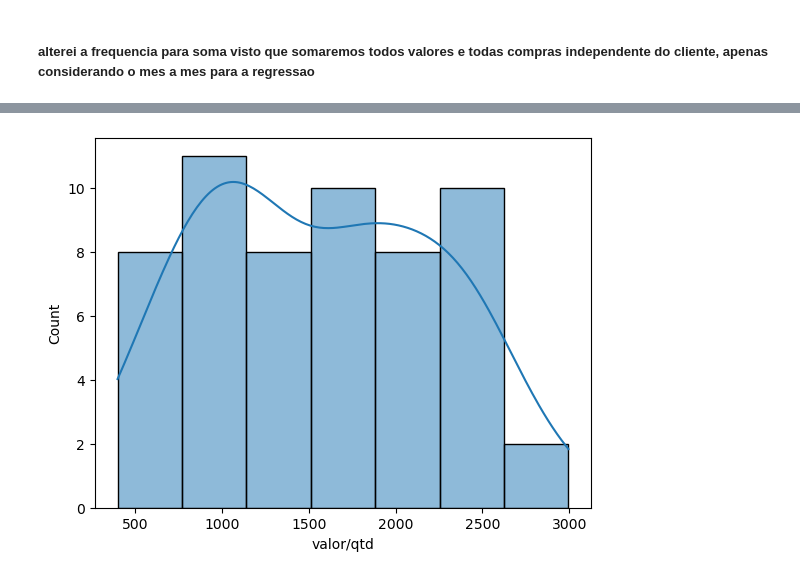
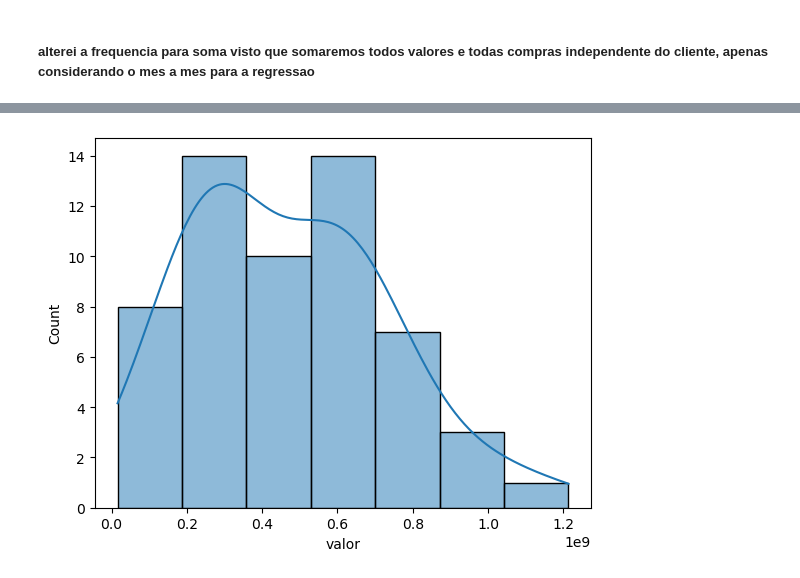
Before and after one commit to diullio/final_project_ada, a Jupyter notebook: final_project.ipynb, the cells around one changed output, grey strips where cells are left out. Drawn from its saved outputs; the diff is of its cells as text; code cells hidden in the pictures.

```diff
--- a/final_project.ipynb
+++ b/final_project.ipynb
@@ -601,10 +648,6 @@ df_data_cluster = df_data.groupby(['data']).agg({
     'frequencia': 'sum',
     'valor': 'sum'
 }).reset_index()
-# %%
-df_data_cluster["valor/qtd"] = df_data_cluster["valor"]/df_data_cluster["frequencia"]
-# %%
-df_data_cluster = df_data_cluster.drop(["valor", "recencia_valor", "frequencia"], axis=1)
 # %%
 df_data_cluster
 # %% [output]
@@ -635,6 +671,6 @@ plt.show()
 # %%
-sns.histplot(data=df_data_cluster, x='valor/qtd', kde=True )
+sns.histplot(data=df_data_cluster, x='valor', kde=True )
 plt.show()
 # %% [output]
-[figure, old version]
+[figure, new version]
 # %%
```
Also changed, not shown: parts of 62 cells of this notebook.
